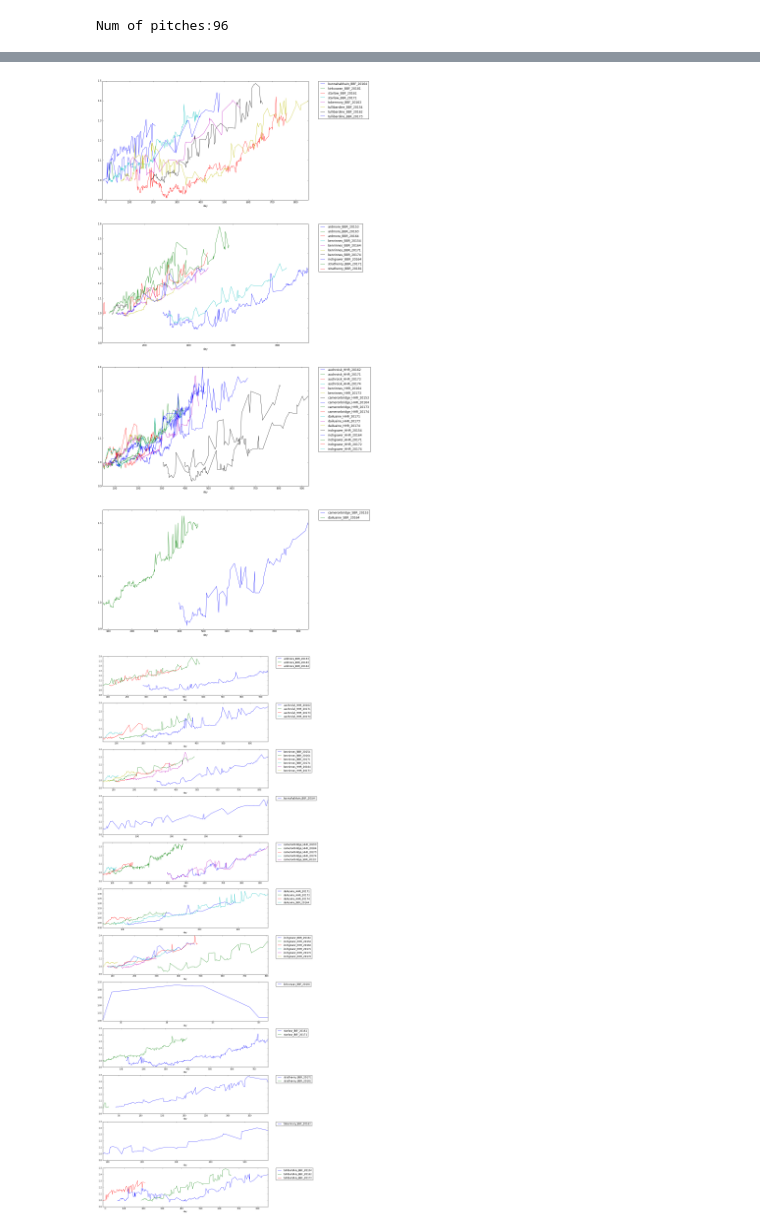
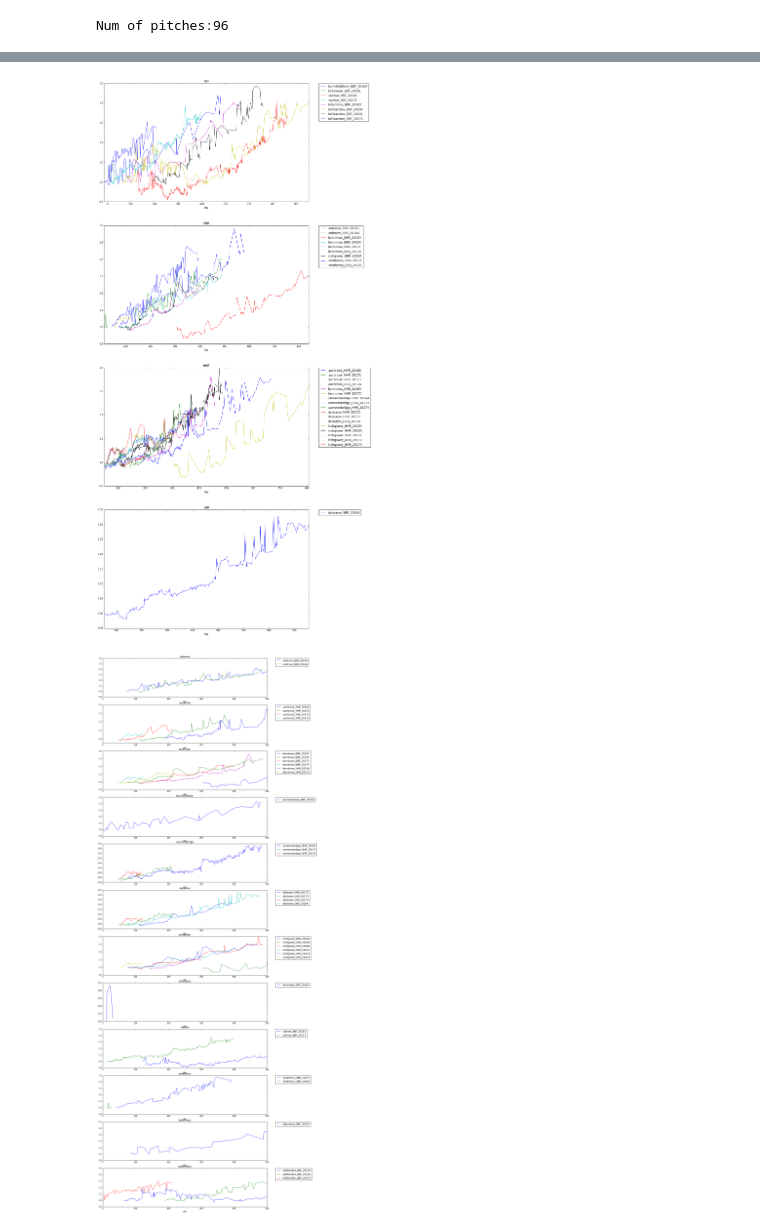
Before and after one commit to filpia/widdoughmaker, a Jupyter notebook: Exploration.ipynb, the cells around one changed output, grey strips where cells are left out. Drawn from its saved outputs; the diff is of its cells as text; code cells hidden in the pictures.

```diff
--- a/Exploration.ipynb
+++ b/Exploration.ipynb
@@ -58,7 +53,7 @@ chart_df = pd.read_csv('pitch_history_3_18_2018.csv')
 chart_df['bondQuarter'] = chart_df['bondQuarter'].apply(lambda x: int(x[1]))
 chart_df['yrqtr'] = chart_df.apply(lambda x: int(x['bondYear'])*10+int(x['bondQuarter']),axis=1)
 chart_df['label'] = chart_df.apply(lambda x: "{}_{}_{}".format(*[x['distillery'],x['barrelTypeCode'],x['yrqtr']]) ,axis=1)
-
+chart_df['dealDate'] = pd.to_datetime(chart_df['dealDate'])
 chart_df = chart_df.merge(cask_types,on='barrelTypeCode')
 chart_df.head()
 # %% [output]
@@ -85,7 +80,7 @@ chart_df_norm.head()
 | 3 | 68 | 2016-01-21 | 3.91 | 1 | BBF | 4 | 2015 | SINGLE_MALT | ... |
 | 4 | 69 | 2016-01-22 | 3.91 | 1 | BBF | 4 | 2015 | SINGLE_MALT | ... |
 # %%
-recent_vintages = chart_df_norm[chart_df_norm['yrqtr'] > 20152]
+recent_vintages = chart_df_norm[chart_df_norm['yrqtr'] > 20153]
 
 recent_vintages.head()
 # %% [output]
@@ -105,6 +100,8 @@ for yrqtr_label, yrqtr_grp in vintage_grouping:
     for spirit_label, spirit_grp in yrqtr_grp.groupby('label'):
         spirit_grp.plot(x = 'day', y = 'norm_price',ax = ax[plot_counter], label = spirit_label)
         ax[plot_counter].legend(bbox_to_anchor=(1.05, 1), loc=2, borderaxespad=0.)
+        ax[plot_counter].set_xlim(0,800)
+        ax[plot_counter].set_ylim(.8,1.6)
     plot_counter += 1
 plt.show()
 # %% [output]
@@ -111,0 +109,14 @@ plt.show()
+# %%
+vintage_grouping = recent_vintages.groupby('yrqtr')
+
+fig, ax = plt.subplots(len(vintage_grouping),figsize=(15,60))
+
+plot_counter = 0
+for yrqtr_label, yrqtr_grp in vintage_grouping:
+    for spirit_label, spirit_grp in yrqtr_grp.groupby('label'):
+        spirit_grp.plot(x = 'dealDate', y = 'norm_price',ax = ax[plot_counter], label = spirit_label)
+        ax[plot_counter].legend(bbox_to_anchor=(1.05, 1), loc=2, borderaxespad=0.)
+        ax[plot_counter].set_xlim(date(2016,2,1),date(2018,4,1))
+        ax[plot_counter].set_ylim(.8,1.6)
+    plot_counter += 1
+plt.show()
@@ -112,28 +125,31 @@ plt.show()
 # %%
 barrel_grouping = recent_vintages.groupby('barrelTypeCode')
 
 fig, ax = plt.subplots(len(barrel_grouping),figsize=(15,40))
 
 plot_counter = 0
-for yrqtr_label, yrqtr_grp in barrel_grouping:
-    for spirit_label, spirit_grp in yrqtr_grp.groupby('label'):
+for bt_label, bt_grp in barrel_grouping:
+    ax[plot_counter].set_title(bt_label)
+    for spirit_label, spirit_grp in bt_grp.groupby('label'):
         spirit_grp.plot(x = 'day', y = 'norm_price',ax = ax[plot_counter], label = spirit_label)
         ax[plot_counter].legend(bbox_to_anchor=(1.05, 1), loc=2, borderaxespad=0.)
     plot_counter += 1
 plt.show()
 # %% [output]
-[figure, old version]
+[figure, new version]
 # %%
 distillery_grouping = recent_vintages.groupby('distillery')
 
 fig, ax = plt.subplots(len(distillery_grouping),figsize=(15,50))
 
 plot_counter = 0
-for yrqtr_label, yrqtr_grp in distillery_grouping:
-    for spirit_label, spirit_grp in yrqtr_grp.groupby('label'):
+for dist_label, dist_grp in distillery_grouping:
+    ax[plot_counter].set_title(dist_label)
+    for spirit_label, spirit_grp in dist_grp.groupby('label'):
         spirit_grp.plot(x = 'day', y = 'norm_price',ax = ax[plot_counter], label = spirit_label)
         ax[plot_counter].legend(bbox_to_anchor=(1.05, 1), loc=2, borderaxespad=0.)
+        ax[plot_counter].set_xlim(0,500)
     plot_counter += 1
 plt.show()
 # %% [output]
-[figure, old version]
+[figure, new version]
```
Also changed, not shown: parts of 8 cells of this notebook.
